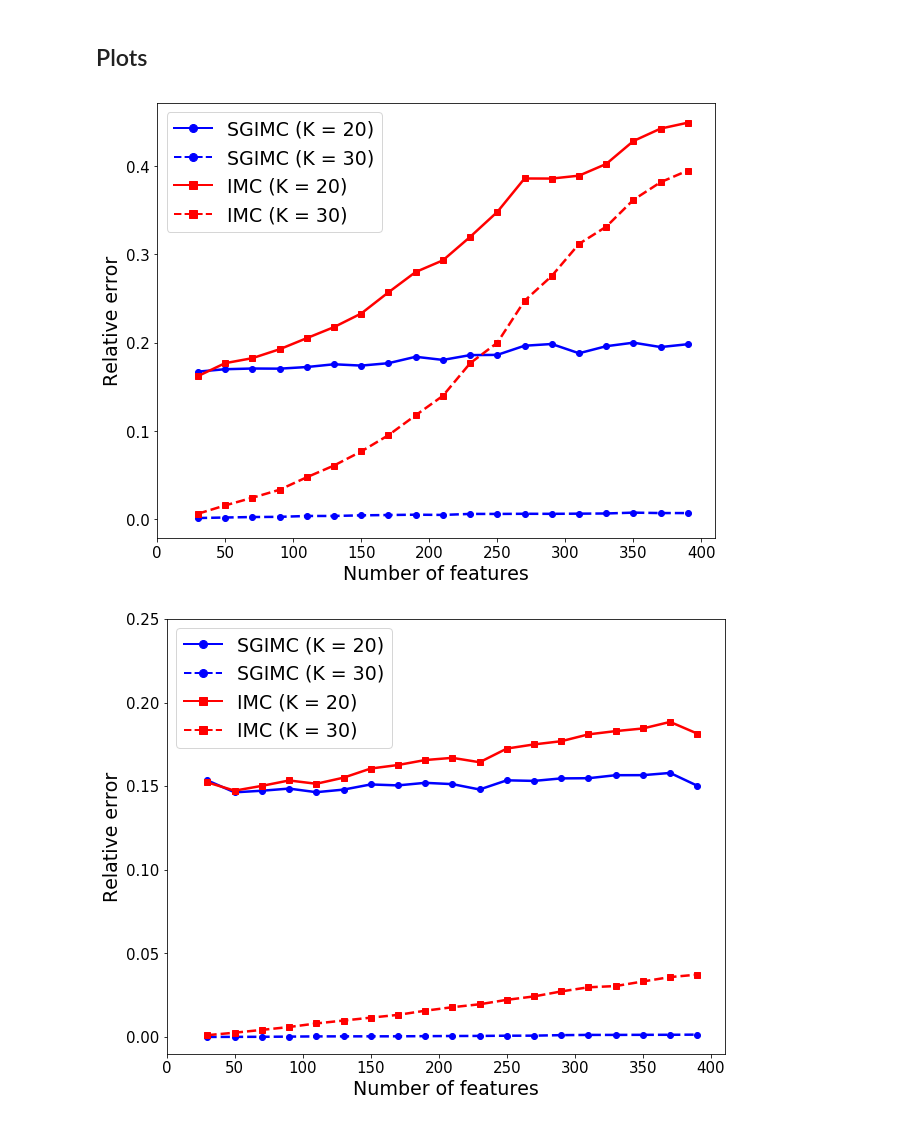
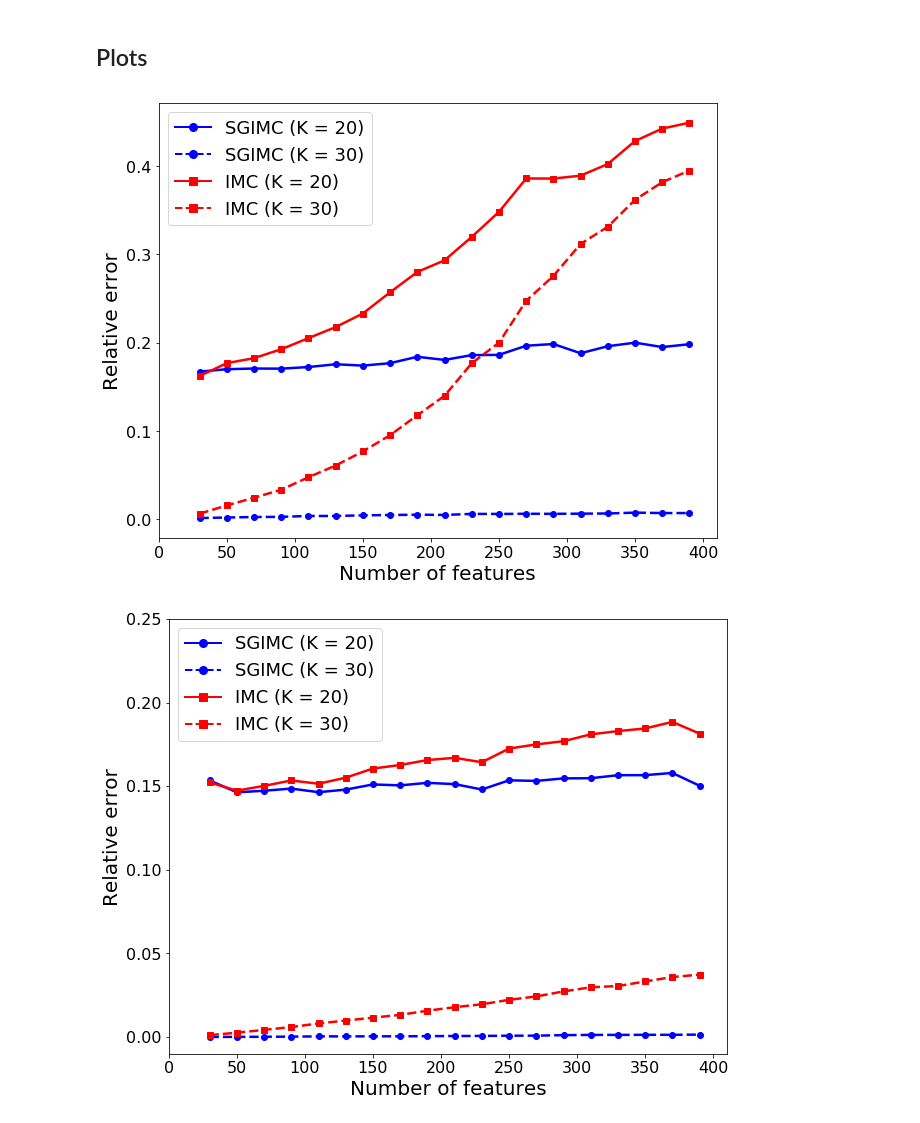
Before and after one commit to premolab/SGIMC, a Jupyter notebook: experiments/Number of features.ipynb, the cells around one changed output. Drawn from its saved outputs; the diff is of its cells as text; code cells hidden in the pictures.

```diff
--- a/experiments/Number of features.ipynb
+++ b/experiments/Number of features.ipynb
@@ -268,41 +268,40 @@ sgimc_line_1 = mlines.Line2D([], [], color='blue', marker='o', linewidth=2, line
                              markersize=8, label='SGIMC (K = 30)')
 imc_line = mlines.Line2D([], [], color='red', marker='s', linewidth=2,
                          markersize=8, label='IMC (K = 20)')
 imc_line_1 = mlines.Line2D([], [], color='red', marker='s', linewidth=2, linestyle='--',
                            markersize=8, label='IMC (K = 30)')
 
 
 skip = 2
 
 # curves
 plt.plot(n_features[::skip], sgimc_losses[::skip], 'b-', label='SGIMC (K = 20)', linewidth=2.5)
 plt.plot(n_features[::skip], sgimc_losses_1[::skip], 'b--', label='SGIMC (K = 30)', linewidth=2.5)
 plt.plot(n_features[::skip], imc_losses[::skip], 'r-', label='IMC (K = 20)', linewidth=2.5)
 plt.plot(n_features[::skip], imc_losses_1[::skip], 'r--', label='IMC (K = 30)', linewidth=2.5)
 
 # dotes
 plt.plot(n_features[::skip], sgimc_losses[::skip], 'bo', label='SGIMC (K = 20)', linewidth=2.5)
 plt.plot(n_features[::skip], sgimc_losses_1[::skip], 'bo', label='SGIMC (K = 30)', linewidth=2.5)
 plt.plot(n_features[::skip], imc_losses[::skip], 'rs', label='IMC (K = 20)', linewidth=2.5)
 plt.plot(n_features[::skip], imc_losses_1[::skip], 'rs', label='IMC (K = 30)', linewidth=2.5)
 
 # specify axis limits and labels
 plt.xlim((0,410))
-plt.xlabel('Number of features', fontsize=19)
-plt.ylabel('Relative error', fontsize=19)
+plt.xlabel('Number of features', fontsize=20)
+plt.ylabel('Relative error', fontsize=20)
 
 # ticks
-plt.xticks(fontsize=15)
-plt.yticks(fontsize=15)
+plt.xticks(fontsize=16)
+plt.yticks(fontsize=16)
 
 # legend
-plt.legend(handles=[sgimc_line, sgimc_line_1, imc_line, imc_line_1], fontsize=19, loc=2)
+plt.legend(handles=[sgimc_line, sgimc_line_1, imc_line, imc_line_1], fontsize=18, loc=2)
+# plt.savefig('/nmnt/media/home/boris/_IMC/SGIMC/plots/n_features_002.pdf', dpi=200, bbox_inches='tight')
 
 plt.show()
-# TODO: save as pdf
-# TODO: dpi 200
 # %% [output]
-[figure, old version]
+[figure, new version]
 # %%
 exp_path = "/nmnt/x04-hdd/boris_temp/SGIMC_IMC/article_features_01/"
 
@@ -344,18 +343,17 @@ plt.plot(n_features[::skip], imc_losses_1[::skip], 'rs', label='IMC (K = 30)', l
 # specify axis limits and labels
 plt.xlim((0,410))
 plt.ylim((-0.010, 0.250))
-plt.xlabel('Number of features', fontsize=19)
-plt.ylabel('Relative error', fontsize=19)
+plt.xlabel('Number of features', fontsize=20)
+plt.ylabel('Relative error', fontsize=20)
 
 # ticks
-plt.xticks(fontsize=15)
-plt.yticks(fontsize=15)
+plt.xticks(fontsize=16)
+plt.yticks(fontsize=16)
 
 # legend
-plt.legend(handles=[sgimc_line, sgimc_line_1, imc_line, imc_line_1], fontsize=19, loc=2)
+plt.legend(handles=[sgimc_line, sgimc_line_1, imc_line, imc_line_1], fontsize=18, loc=2)
+# plt.savefig('/nmnt/media/home/boris/_IMC/SGIMC/plots/n_features_01.pdf', dpi=200, bbox_inches='tight')
 
 plt.show()
-# TODO: save as pdf
-# TODO: 200 dpi
 # %% [output]
-[figure, old version]
+[figure, new version]
```
Also changed, not shown: 5 other files.
